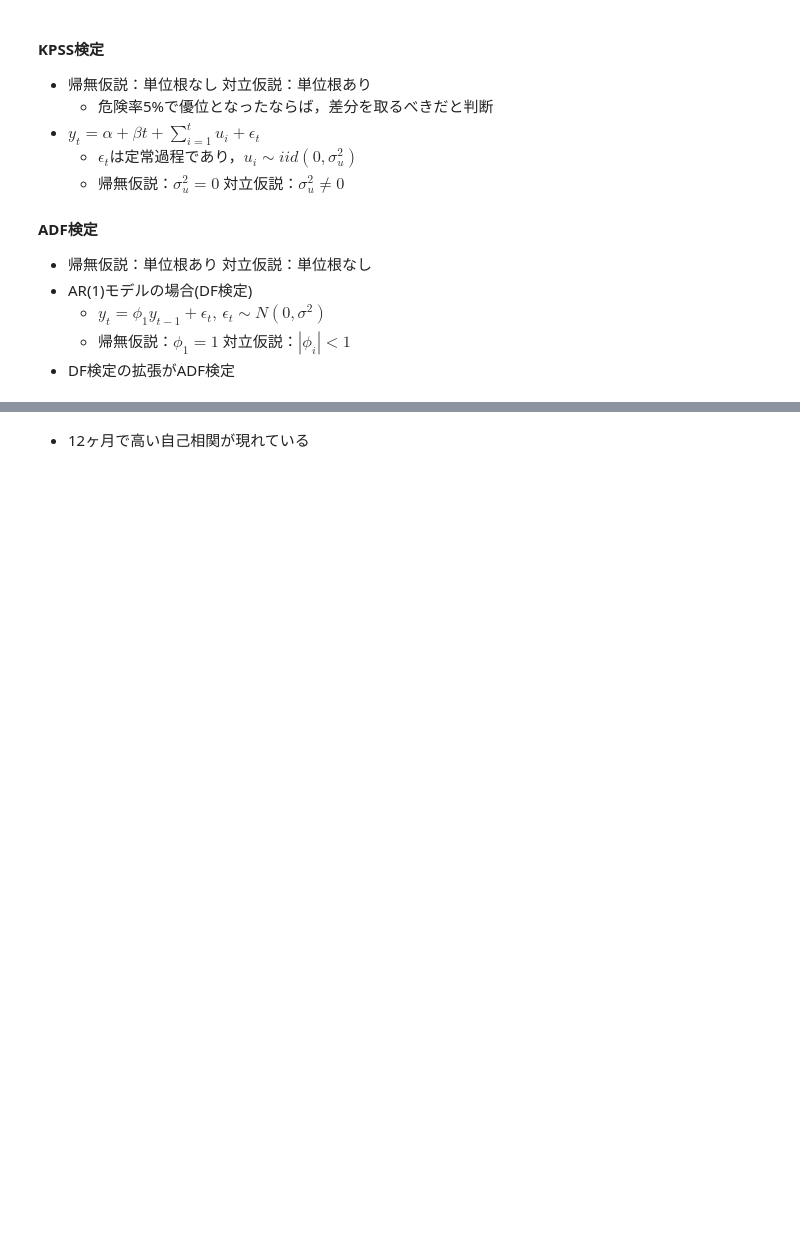
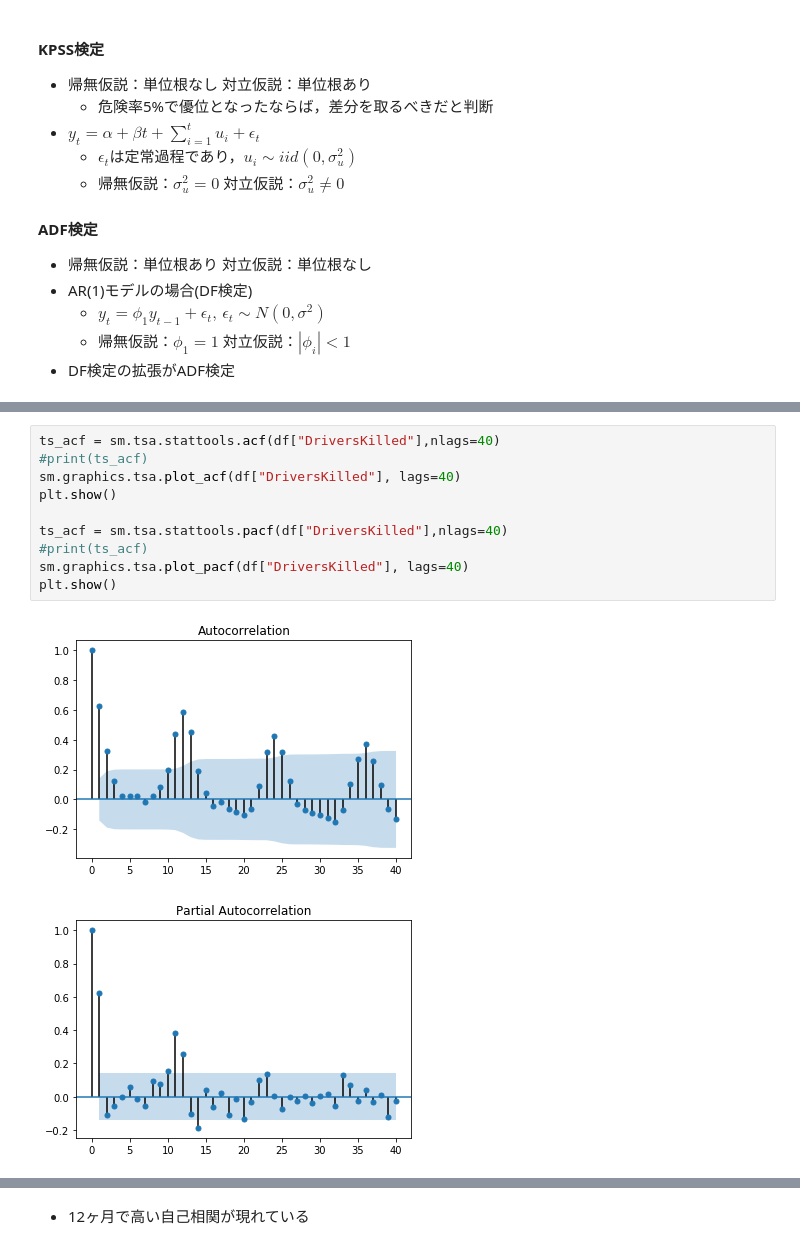
Before and after one commit to ko-da-k/tsa-ssm-study, a Jupyter notebook: kodai/sec2/arma.ipynb, the cells around one changed output, grey strips where cells are left out. Saved outputs shown, nothing was run; the diff lists cells and outputs as text; blank space fills up the shorter version.

```diff
--- a/kodai/sec2/arma.ipynb
+++ b/kodai/sec2/arma.ipynb
@@ -135,0 +117,13 @@ plt.show()
+# %%
+ts_acf = sm.tsa.stattools.acf(df["DriversKilled"],nlags=40)
+#print(ts_acf)
+sm.graphics.tsa.plot_acf(df["DriversKilled"], lags=40)
+plt.show()
+
+ts_acf = sm.tsa.stattools.pacf(df["DriversKilled"],nlags=40)
+#print(ts_acf)
+sm.graphics.tsa.plot_pacf(df["DriversKilled"], lags=40)
+plt.show()
+# %% [output]
+[figure, added]
+[figure, added]
```
Also changed, not shown: parts of 46 cells of this notebook, 1 other file.
